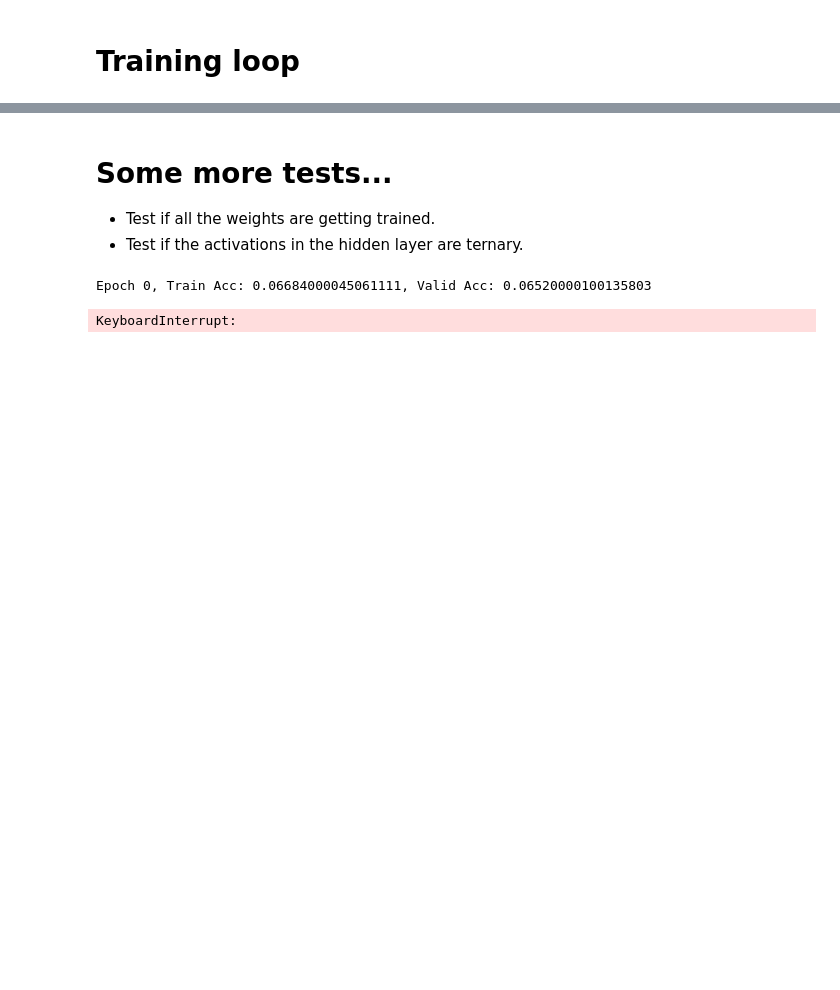
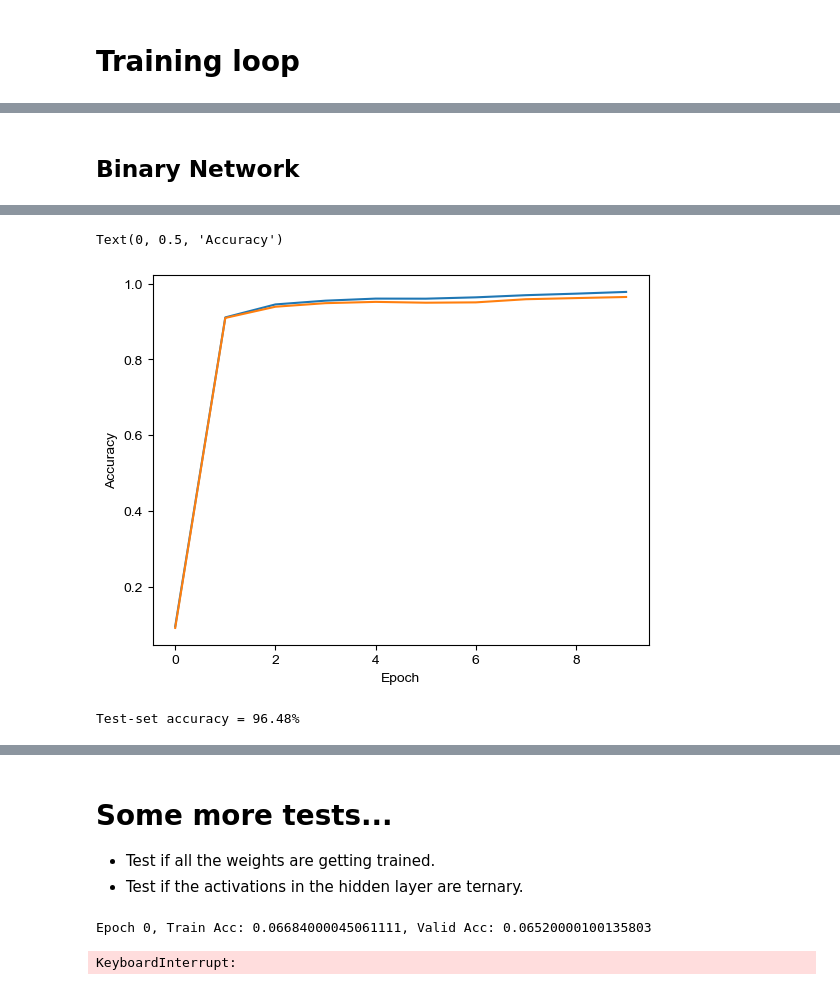
Before and after one commit to Integrated-Systems-Neuroengineering/scrramble, a Jupyter notebook: Notebooks/trident_v1.ipynb, the cells around one changed output, grey strips where cells are left out. Drawn from its saved outputs; the diff is of its cells as text; code cells hidden in the pictures; blank space fills up the shorter version.

```diff
--- a/Notebooks/trident_v1.ipynb
+++ b/Notebooks/trident_v1.ipynb
@@ -458,0 +586,43 @@ Test-set accuracy = 96.22%
+# %% [markdown]
+## Binary Network
+# %%
+num_epochs = 10
+num_pixels = 28*28
+num_labels = 10
+sizes = [num_pixels, 1000, 800 ,num_labels]
+key = jax.random.key(0)
+net_params = init_network_layers(sizes, key)
+threshold = 0.0
+noise_sd = 0.1
+opt_state = optimizer.init(net_params)
+
+# keep track of accuracies
+train_accs = []
+valid_accs = []
+train_loss = []
+
+
+for epoch in tqdm(range(num_epochs)):
+    # print accuracies on train and validation
+    train_acc = accuracy_binary(net_params, train_images.reshape(-1, num_pixels), train_labels, threshold, key, noise_sd*0)
+    valid_acc = accuracy_binary(net_params, val_images.reshape(-1, num_pixels), val_labels, threshold, key, noise_sd*0)
+    print(f"Epoch {epoch}, Train Acc: {train_acc}, Valid Acc: {valid_acc}")
+
+    train_accs.append(train_acc)
+    valid_accs.append(valid_acc)
+
+    # get the batches!!
+    for image, label in get_train_batches(train_images, train_labels, BATCH_SIZE):
+        image = jnp.reshape(image, (len(image), num_pixels))
+        y = jax.nn.one_hot(label, num_labels)
+        net_params, opt_state, loss = update_with_sgd_binary(net_params, image, y, threshold, noise_sd, opt_state)
+        train_loss.append(loss)
+        # print(f"Train loss: {loss}")
+
+
+## plot the accuracies
+plt.plot(train_accs, label = 'Train Accuracy')
+plt.plot(valid_accs, label = 'Validation Accuracy')
+plt.xlabel('Epoch')
+plt.ylabel('Accuracy')
+# %% [output]
@@ -458,0 +639,8 @@ Test-set accuracy = 96.22%
+Text(0, 0.5, 'Accuracy')
+[figure, added]
+# %%
+## print the test set accuracy
+test_acc = accuracy_binary(net_params, test_images.reshape(-1, num_pixels), test_labels, threshold, key, noise_sd*0)
+print(f"Test-set accuracy = {test_acc*100:.2f}%")
+# %% [output]
+Test-set accuracy = 96.48%
```
Also changed, not shown: parts of 12 cells of this notebook.
